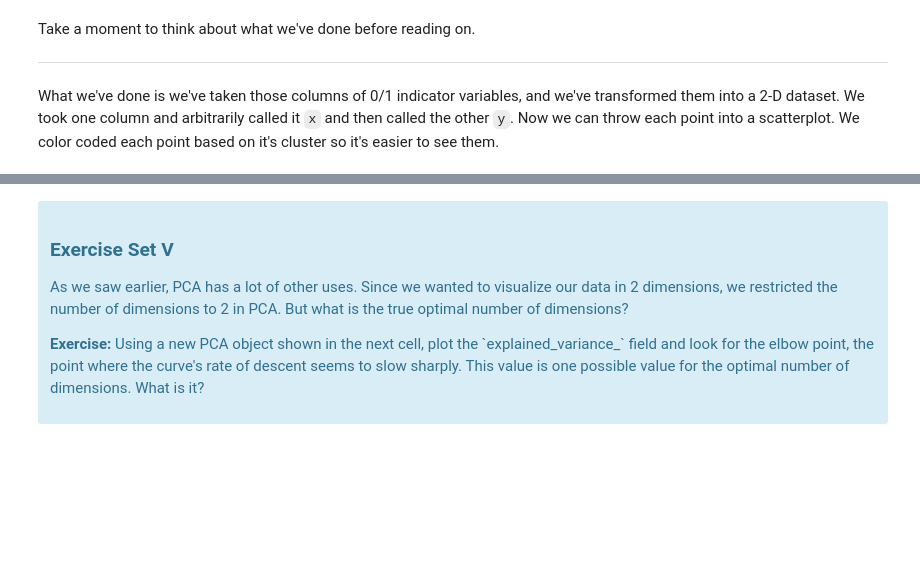
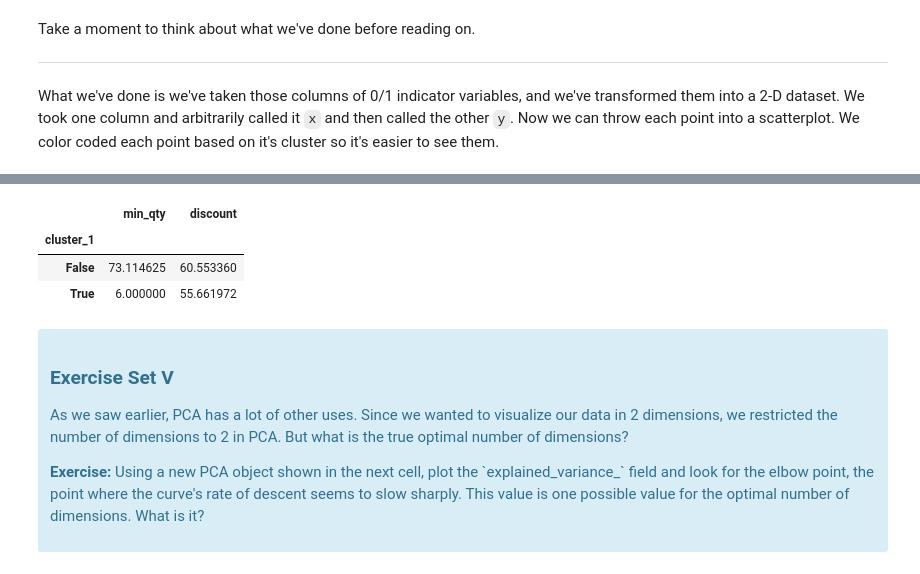
Before and after one commit to saimoom026/Springboard, a Jupyter notebook: springboard/Clustering Case Study/ClusteringCaseStudyCustomerSegmentationwithK_MeansTier3.ipynb, the cells around one changed output, grey strips where cells are left out. Cells and saved outputs as stored; diff of their text form; code cells hidden in the pictures; blank space fills up the shorter version.

```diff
--- a/springboard/Clustering Case Study/ClusteringCaseStudyCustomerSegmentationwithK_MeansTier3.ipynb
+++ b/springboard/Clustering Case Study/ClusteringCaseStudyCustomerSegmentationwithK_MeansTier3.ipynb
@@ -404,0 +460,3 @@ What we've done is we've taken those columns of 0/1 indicator variables, and we'
+# %%
+df['cluster_1'] = df.cluster==1
+df.groupby("cluster_1").varietal.value_counts()
@@ -404,0 +482,7 @@ What we've done is we've taken those columns of 0/1 indicator variables, and we'
+# %%
+df.groupby("cluster_1")[['min_qty', 'discount']].mean()
+# %% [output]
+|  | min_qty | discount |
+| cluster_1 |  |  |
+| False | 73.114625 | 60.553360 |
+| True | 6.000000 | 55.661972 |
```
Also changed, not shown: parts of 20 cells of this notebook.
